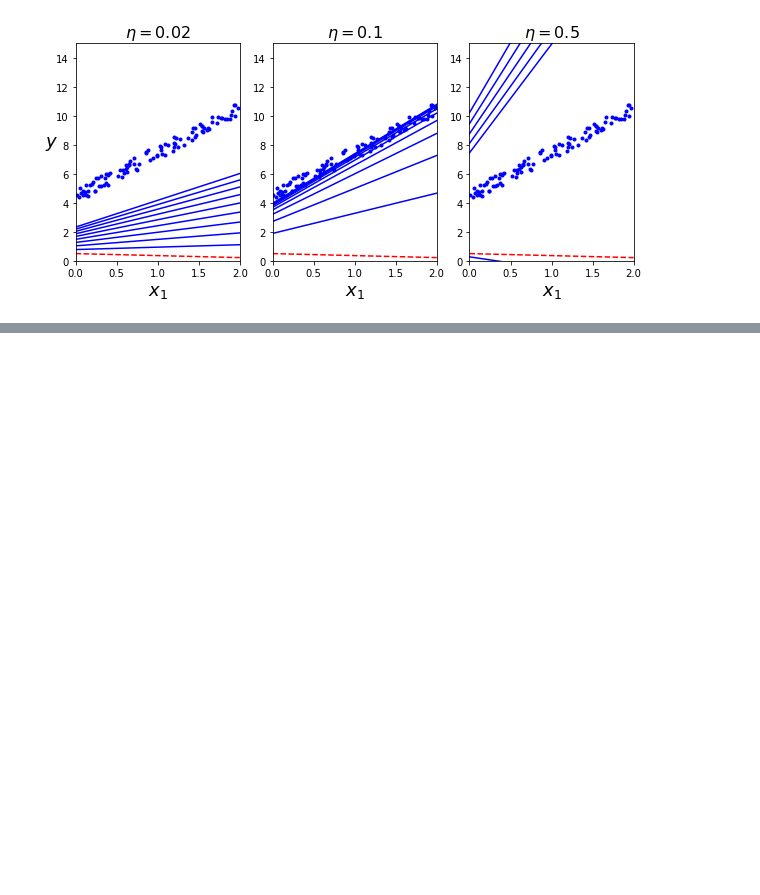
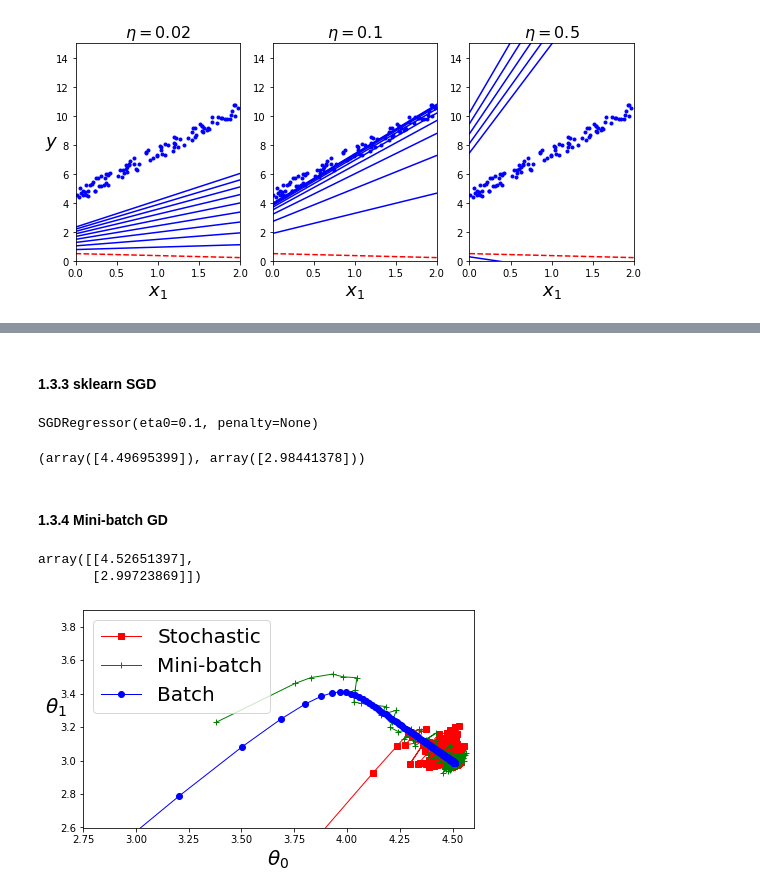
Before and after one commit to rschmidt347/python_ML, a Jupyter notebook: 04_training_models.ipynb, the cells around one changed output, grey strips where cells are left out. Drawn from its saved outputs; the diff is of its cells as text; code cells hidden in the pictures; blank space fills up the shorter version.

```diff
--- a/04_training_models.ipynb
+++ b/04_training_models.ipynb
@@ -155,0 +215,14 @@ plt.show()
+# %% [markdown]
+#### 1.3.3 sklearn SGD
+# %%
+from sklearn.linear_model import SGDRegressor
+sgd_reg = SGDRegressor(max_iter = 1000, tol = 1e-3, penalty = None, eta0 = 0.1)
+sgd_reg.fit(X, y.ravel())
+# %% [output]
+SGDRegressor(eta0=0.1, penalty=None)
+# %%
+sgd_reg.intercept_, sgd_reg.coef_
+# %% [output]
+(array([4.49695399]), array([2.98441378]))
+# %% [markdown]
+#### 1.3.4 Mini-batch GD
@@ -155,0 +260,25 @@ plt.show()
+# %%
+theta
+# %% [output]
+array([[4.52651397],
+       [2.99723869]])
+# %%
+# Gather the different results
+
+theta_path_bgd = np.array(theta_path_bgd) # batch descent
+theta_path_sgd = np.array(theta_path_sgd) # stochastic descent w/momentum
+theta_path_mgd = np.array(theta_path_mgd) # minibatch descent w/momentum
+# %%
+# Plot the convergence of the coefficients
+
+plt.figure(figsize = (7, 4))
+plt.plot(theta_path_sgd[:, 0], theta_path_sgd[:, 1], "r-s", linewidth = 1, label = "Stochastic")
+plt.plot(theta_path_mgd[:, 0], theta_path_mgd[:, 1], "g-+", linewidth = 1, label = "Mini-batch")
+plt.plot(theta_path_bgd[:, 0], theta_path_bgd[:, 1], "b-o", linewidth = 1, label = "Batch")
+plt.legend(loc = "upper left", fontsize = 20)
+plt.xlabel(r"$\theta_0$", fontsize = 20)
+plt.ylabel(r"$\theta_1$", fontsize = 20, rotation = 0)
+plt.axis([2.75, 4.6, 2.6, 3.9])
+plt.show()
+# %% [output]
+[figure, added]
```
Also changed, not shown: parts of 8 cells of this notebook.
